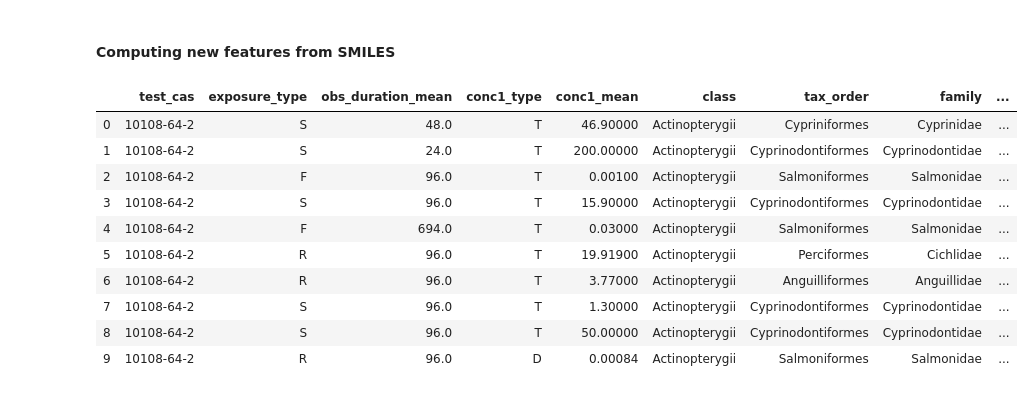
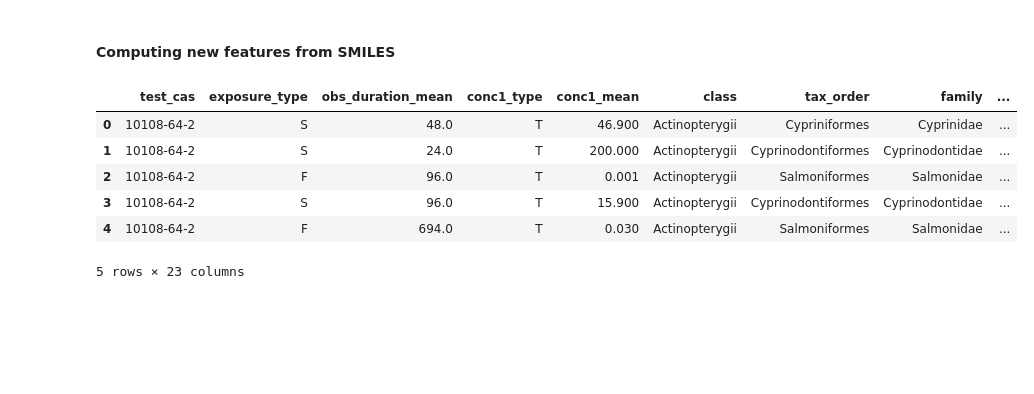
Before and after one commit to manuleo/ML_Toxicology_Testing, a Jupyter notebook: data_analysis.ipynb, the cells around one changed output. Saved outputs shown, nothing was run; the diff lists cells and outputs as text; code cells hidden in the pictures; blank space fills up the shorter version.

```diff
--- a/data_analysis.ipynb
+++ b/data_analysis.ipynb
@@ -1576,3 +1555,8 @@ base_db_smiles['atom_number'] = base_db_smiles['smiles'].apply(atom_number)
+# %%
+base_db_smiles['atom_number'] = base_db_smiles['smiles'].apply(atom_number)
+base_db_smiles['alone_atom_number'] = base_db_smiles['smiles'].apply(alone_atom_number)
+base_db_smiles['tripleBond'] = base_db_smiles['smiles'].apply(count_tripleBond)
+base_db_smiles['doubleBond'] = base_db_smiles['smiles'].apply(count_doubleBond)
 # %%
 base_db_smiles['bonds_number'] = base_db_smiles['smiles'].apply(bonds_number)
 # %%
@@ -1584,17 +1568,13 @@ base_db_smiles['MorganDensity'] = base_db_smiles['smiles'].apply(MorganDensity)
 # %%
 base_db_smiles['LogP'] = base_db_smiles['smiles'].apply(LogP)
 # %%
-base_db_smiles.head(10)
+base_db_smiles.head(5)
 # %% [output]
 |  | test_cas | exposure_type | obs_duration_mean | conc1_type | conc1_mean | class | tax_order | family | ... |
-| 0 | 10108-64-2 | S | 48.0 | T | 46.90000 | Actinopterygii | Cypriniformes | Cyprinidae | ... |
-| 1 | 10108-64-2 | S | 24.0 | T | 200.00000 | Actinopterygii | Cyprinodontiformes | Cyprinodontidae | ... |
-| 2 | 10108-64-2 | F | 96.0 | T | 0.00100 | Actinopterygii | Salmoniformes | Salmonidae | ... |
-| 3 | 10108-64-2 | S | 96.0 | T | 15.90000 | Actinopterygii | Cyprinodontiformes | Cyprinodontidae | ... |
-| 4 | 10108-64-2 | F | 694.0 | T | 0.03000 | Actinopterygii | Salmoniformes | Salmonidae | ... |
-| 5 | 10108-64-2 | R | 96.0 | T | 19.91900 | Actinopterygii | Perciformes | Cichlidae | ... |
-| 6 | 10108-64-2 | R | 96.0 | T | 3.77000 | Actinopterygii | Anguilliformes | Anguillidae | ... |
-| 7 | 10108-64-2 | S | 96.0 | T | 1.30000 | Actinopterygii | Cyprinodontiformes | Cyprinodontidae | ... |
-| 8 | 10108-64-2 | S | 96.0 | T | 50.00000 | Actinopterygii | Cyprinodontiformes | Cyprinodontidae | ... |
-| 9 | 10108-64-2 | R | 96.0 | D | 0.00084 | Actinopterygii | Salmoniformes | Salmonidae | ... |
+| 0 | 10108-64-2 | S | 48.0 | T | 46.900 | Actinopterygii | Cypriniformes | Cyprinidae | ... |
+| 1 | 10108-64-2 | S | 24.0 | T | 200.000 | Actinopterygii | Cyprinodontiformes | Cyprinodontidae | ... |
+| 2 | 10108-64-2 | F | 96.0 | T | 0.001 | Actinopterygii | Salmoniformes | Salmonidae | ... |
+| 3 | 10108-64-2 | S | 96.0 | T | 15.900 | Actinopterygii | Cyprinodontiformes | Cyprinodontidae | ... |
+| 4 | 10108-64-2 | F | 694.0 | T | 0.030 | Actinopterygii | Salmoniformes | Salmonidae | ... |
+5 rows × 23 columns
 # %%
```
Also changed, not shown: parts of 20 cells of this notebook.
